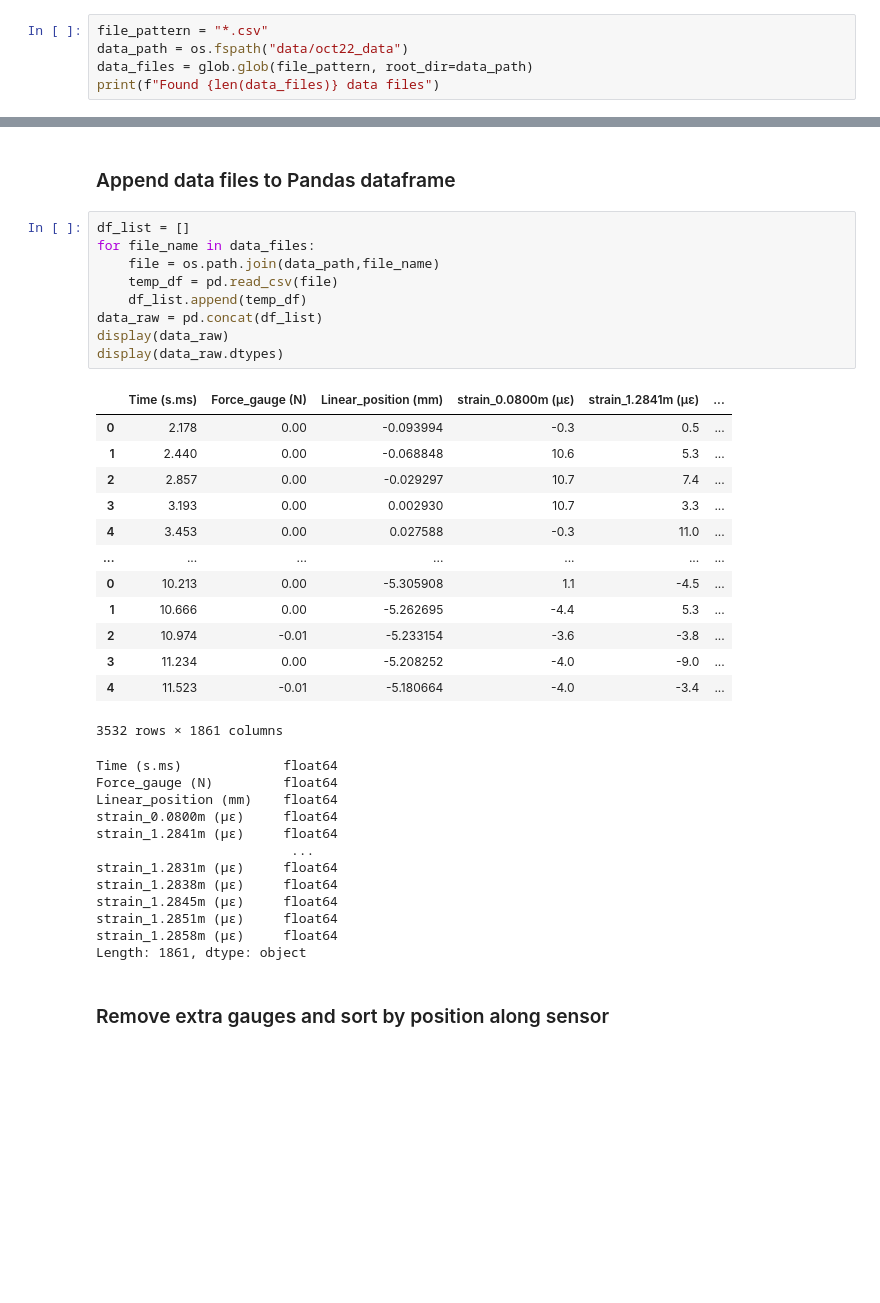
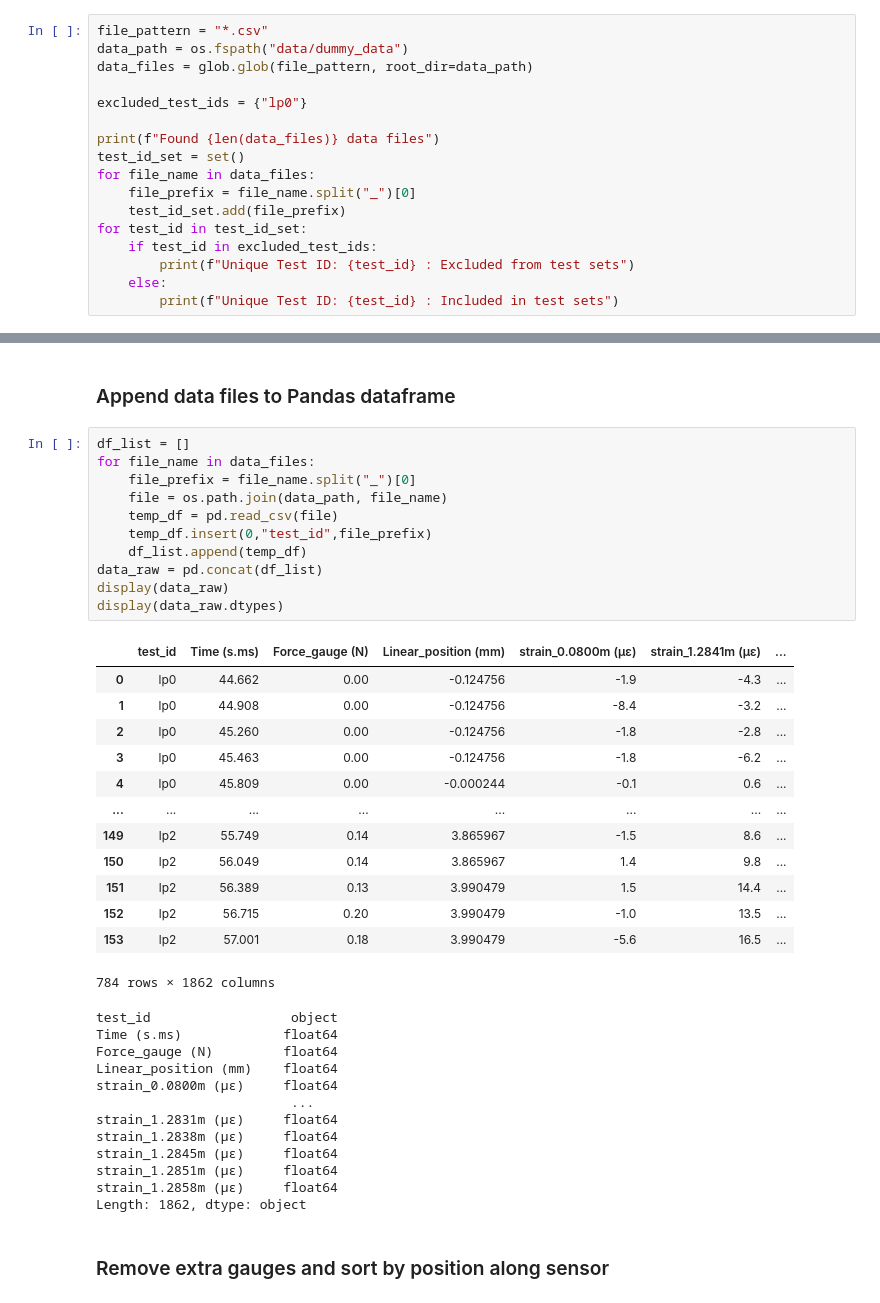
Before and after one commit to Jskacines/strain_learning, a Jupyter notebook: contact_classification.ipynb, the cells around one changed output, grey strips where cells are left out. Cells and saved outputs as stored; diff of their text form; blank space fills up the shorter version.

```diff
--- a/contact_classification.ipynb
+++ b/contact_classification.ipynb
@@ -19,7 +19,19 @@ import re
 ### Read files
 # %%
 file_pattern = "*.csv"
-data_path = os.fspath("data/oct22_data")
+data_path = os.fspath("data/dummy_data")
 data_files = glob.glob(file_pattern, root_dir=data_path)
+
+excluded_test_ids = {"lp0"}
+
 print(f"Found {len(data_files)} data files")
+test_id_set = set()
+for file_name in data_files:
+    file_prefix = file_name.split("_")[0]
+    test_id_set.add(file_prefix)
+for test_id in test_id_set:
+    if test_id in excluded_test_ids:
+        print(f"Unique Test ID: {test_id} : Excluded from test sets")
+    else:
+        print(f"Unique Test ID: {test_id} : Included in test sets")
 # %% [output]
@@ -29,38 +44,40 @@ Found 30 data files
 # %%
 df_list = []
 for file_name in data_files:
-    file = os.path.join(data_path,file_name)
+    file_prefix = file_name.split("_")[0]
+    file = os.path.join(data_path, file_name)
     temp_df = pd.read_csv(file)
+    temp_df.insert(0,"test_id",file_prefix)
     df_list.append(temp_df)
 data_raw = pd.concat(df_list)
 display(data_raw)
 display(data_raw.dtypes)
 # %% [output]
-|  | Time (s.ms) | Force_gauge (N) | Linear_position (mm) | strain_0.0800m (µε) | strain_1.2841m (µε) | ... |
-| 0 | 2.178 | 0.00 | -0.093994 | -0.3 | 0.5 | ... |
-| 1 | 2.440 | 0.00 | -0.068848 | 10.6 | 5.3 | ... |
-| 2 | 2.857 | 0.00 | -0.029297 | 10.7 | 7.4 | ... |
-| 3 | 3.193 | 0.00 | 0.002930 | 10.7 | 3.3 | ... |
-| 4 | 3.453 | 0.00 | 0.027588 | -0.3 | 11.0 | ... |
-| ... | ... | ... | ... | ... | ... | ... |
-| 0 | 10.213 | 0.00 | -5.305908 | 1.1 | -4.5 | ... |
-| 1 | 10.666 | 0.00 | -5.262695 | -4.4 | 5.3 | ... |
-| 2 | 10.974 | -0.01 | -5.233154 | -3.6 | -3.8 | ... |
-| 3 | 11.234 | 0.00 | -5.208252 | -4.0 | -9.0 | ... |
-| 4 | 11.523 | -0.01 | -5.180664 | -4.0 | -3.4 | ... |
+|  | test_id | Time (s.ms) | Force_gauge (N) | Linear_position (mm) | strain_0.0800m (µε) | strain_1.2841m (µε) | ... |
+| 0 | lp0 | 44.662 | 0.00 | -0.124756 | -1.9 | -4.3 | ... |
+| 1 | lp0 | 44.908 | 0.00 | -0.124756 | -8.4 | -3.2 | ... |
+| 2 | lp0 | 45.260 | 0.00 | -0.124756 | -1.8 | -2.8 | ... |
+| 3 | lp0 | 45.463 | 0.00 | -0.124756 | -1.8 | -6.2 | ... |
+| 4 | lp0 | 45.809 | 0.00 | -0.000244 | -0.1 | 0.6 | ... |
+| ... | ... | ... | ... | ... | ... | ... | ... |
+| 149 | lp2 | 55.749 | 0.14 | 3.865967 | -1.5 | 8.6 | ... |
+| 150 | lp2 | 56.049 | 0.14 | 3.865967 | 1.4 | 9.8 | ... |
+| 151 | lp2 | 56.389 | 0.13 | 3.990479 | 1.5 | 14.4 | ... |
+| 152 | lp2 | 56.715 | 0.20 | 3.990479 | -1.0 | 13.5 | ... |
+| 153 | lp2 | 57.001 | 0.18 | 3.990479 | -5.6 | 16.5 | ... |
-3532 rows × 1861 columns
+784 rows × 1862 columns
+test_id                  object
 Time (s.ms)             float64
 Force_gauge (N)         float64
 Linear_position (mm)    float64
 strain_0.0800m (µε)     float64
-strain_1.2841m (µε)     float64
                          ...
 strain_1.2831m (µε)     float64
 strain_1.2838m (µε)     float64
 strain_1.2845m (µε)     float64
 strain_1.2851m (µε)     float64
 strain_1.2858m (µε)     float64
-Length: 1861, dtype: object
+Length: 1862, dtype: object
 # %% [markdown]
 ### Remove extra gauges and sort by position along sensor
 # %%
```
Also changed, not shown: parts of 13 cells of this notebook.
